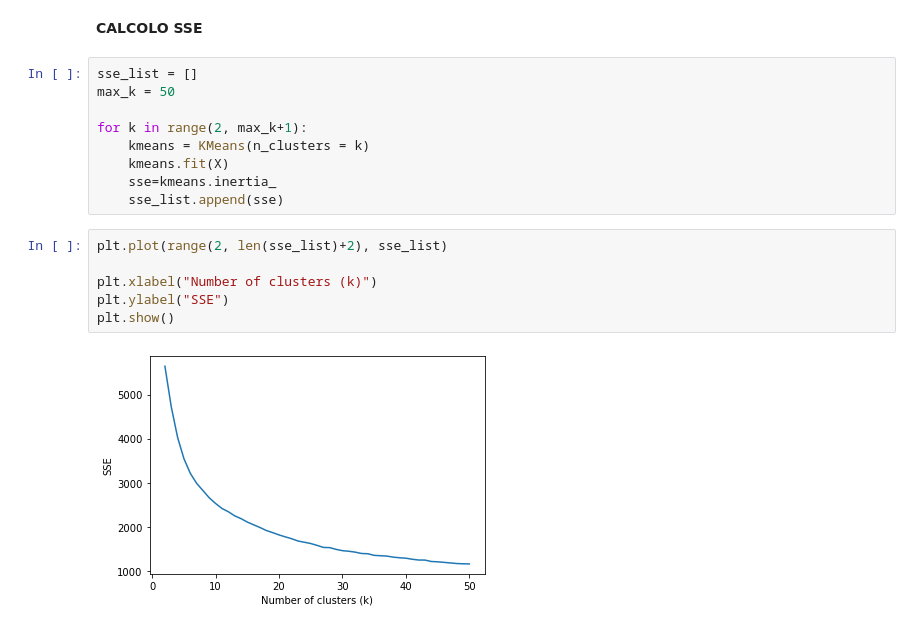
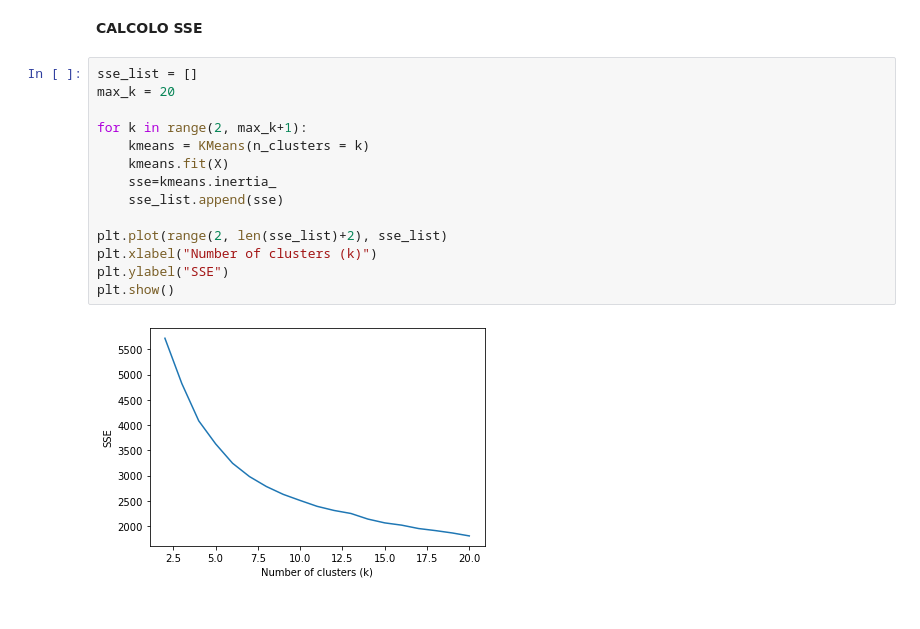
Before and after one commit to marioproia/Progetto_DM1, a Jupyter notebook: Outliers_and_Clustering.ipynb, the cells around one changed output. Drawn from its saved outputs; the diff is of its cells as text.

```diff
--- a/Outliers_and_Clustering.ipynb
+++ b/Outliers_and_Clustering.ipynb
@@ -447,18 +494,17 @@ plt.show()
 **CALCOLO SSE**
 # %%
 sse_list = []
-max_k = 50
+max_k = 20
 
 for k in range(2, max_k+1):
     kmeans = KMeans(n_clusters = k)
     kmeans.fit(X)
     sse=kmeans.inertia_
     sse_list.append(sse)
+
+plt.plot(range(2, len(sse_list)+2), sse_list)
+plt.xlabel("Number of clusters (k)")
+plt.ylabel("SSE")
+plt.show()
+# %% [output]
+[figure, added]
-# %%
-plt.plot(range(2, len(sse_list)+2), sse_list)
-
-plt.xlabel("Number of clusters (k)")
-plt.ylabel("SSE")
-plt.show()
-# %% [output]
-[figure, removed]
```
Also changed, not shown: parts of 22 cells of this notebook.
